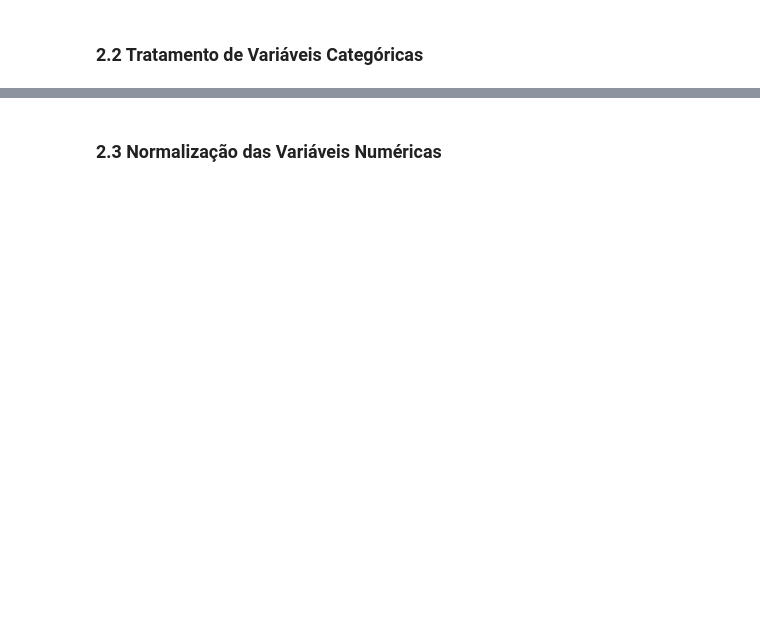
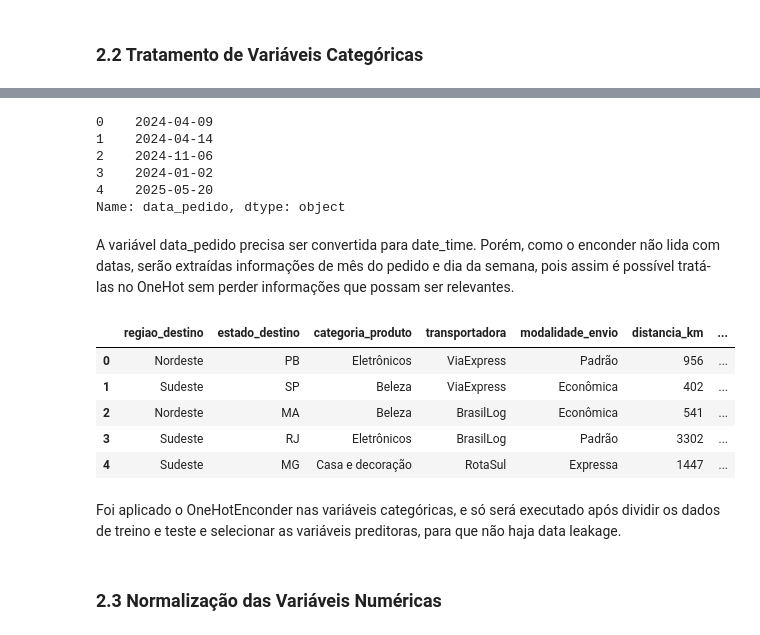
Before and after one commit to elisvw/delivery-delay-prediction, a Jupyter notebook: notebooks/delivery_delay_prediction.ipynb, the cells around one changed output, grey strips where cells are left out. Drawn from its saved outputs; the diff is of its cells as text; code cells hidden in the pictures; blank space fills up the shorter version.

```diff
--- a/notebooks/delivery_delay_prediction.ipynb
+++ b/notebooks/delivery_delay_prediction.ipynb
@@ -339,0 +357,2 @@ Observa-se que a porcentagem de pedidos com atraso totaliza 44.8%, o que indica
+# %%
+df = df.drop(columns=['pedido_id', 'dias_atraso', 'data_entrega'])
@@ -341,0 +417,26 @@ Observa-se que a porcentagem de pedidos com atraso totaliza 44.8%, o que indica
+# %%
+df['data_pedido'].head()
+# %% [output]
+0    2024-04-09
+1    2024-04-14
+2    2024-11-06
+3    2024-01-02
+4    2025-05-20
+Name: data_pedido, dtype: object
+# %% [markdown]
+A variável data_pedido precisa ser convertida para date_time. Porém, como o enconder não lida com datas, serão extraídas informações de mês do pedido e dia da semana, pois assim é possível tratá-las no OneHot sem perder informações que possam ser relevantes.
+# %%
+df['data_pedido'] = pd.to_datetime(df['data_pedido'])
+
+df['mes_pedido'] = df['data_pedido'].dt.month
+df['dia_semana_pedido'] = df['data_pedido'].dt.dayofweek
+
+df = df.drop(columns=['data_pedido'])
+df.head()
+# %% [output]
+|  | regiao_destino | estado_destino | categoria_produto | transportadora | modalidade_envio | distancia_km | ... |
+| 0 | Nordeste | PB | Eletrônicos | ViaExpress | Padrão | 956 | ... |
+| 1 | Sudeste | SP | Beleza | ViaExpress | Econômica | 402 | ... |
+| 2 | Nordeste | MA | Beleza | BrasilLog | Econômica | 541 | ... |
+| 3 | Sudeste | RJ | Eletrônicos | BrasilLog | Padrão | 3302 | ... |
+| 4 | Sudeste | MG | Casa e decoração | RotaSul | Expressa | 1447 | ... |
@@ -342,2 +455,4 @@ Observa-se que a porcentagem de pedidos com atraso totaliza 44.8%, o que indica
+# %% [markdown]
+Foi aplicado o OneHotEnconder nas variáveis categóricas, e só será executado após dividir os dados de treino e teste e selecionar as variáveis preditoras, para que não haja data leakage.
 # %% [markdown]
 ### 2.3 Normalização das Variáveis Numéricas
```
Also changed, not shown: parts of 42 cells of this notebook.
